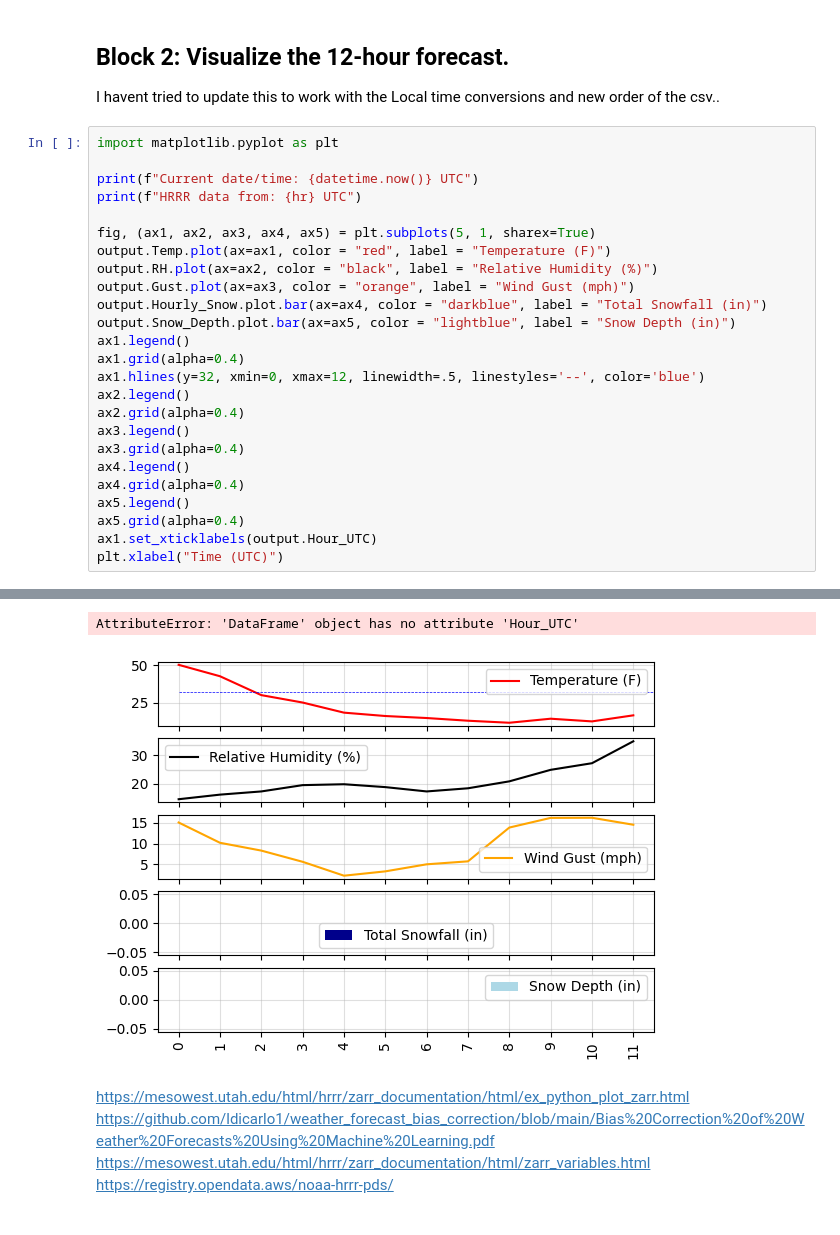
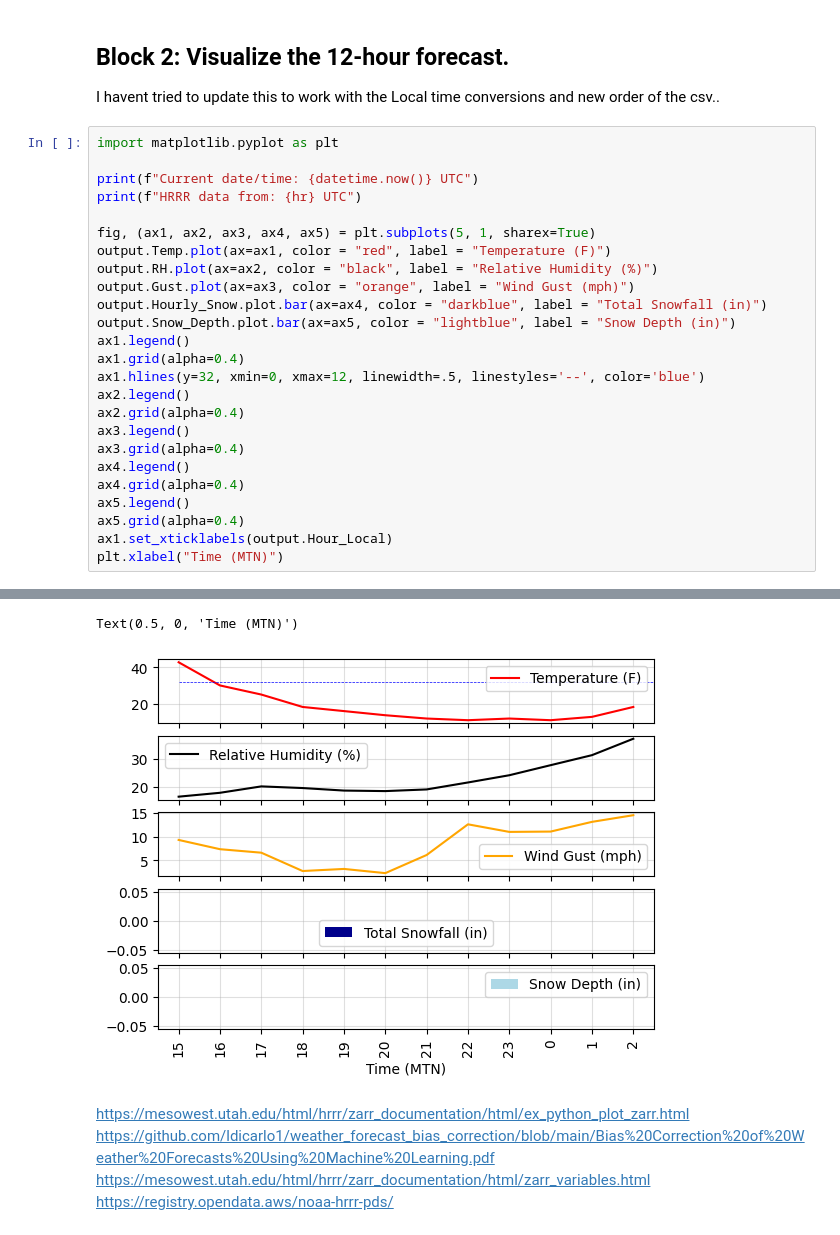
Before and after one commit to kysov/ksp-av, a Jupyter notebook: ksp-mods/HRRR_aws2.ipynb, the cells around one changed output, grey strips where cells are left out. Cells and saved outputs as stored; diff of their text form.

Commit message:
updated output image/graphs

```diff
--- a/ksp-mods/HRRR_aws2.ipynb
+++ b/ksp-mods/HRRR_aws2.ipynb
@@ -268,6 +268,6 @@ ax4.legend()
 ax4.grid(alpha=0.4)
 ax5.legend()
 ax5.grid(alpha=0.4)
-ax1.set_xticklabels(output.Hour_UTC)
-plt.xlabel("Time (UTC)")
+ax1.set_xticklabels(output.Hour_Local)
+plt.xlabel("Time (MTN)")
 # %% [output]
@@ -276,5 +276,5 @@ HRRR data from: 18 UTC
-AttributeError: 'DataFrame' object has no attribute 'Hour_UTC'
+Text(0.5, 0, 'Time (MTN)')
-[figure, old version]
+[figure, new version]
 # %% [markdown]
 https://mesowest.utah.edu/html/hrrr/zarr_documentation/html/ex_python_plot_zarr.html
 https://github.com/ldicarlo1/weather_forecast_bias_correction/blob/main/Bias%20Correction%20of%20Weather%20Forecasts%20Using%20Machine%20Learning.pdf
```
Also changed, not shown: parts of 2 cells of this notebook, 1 other file.
